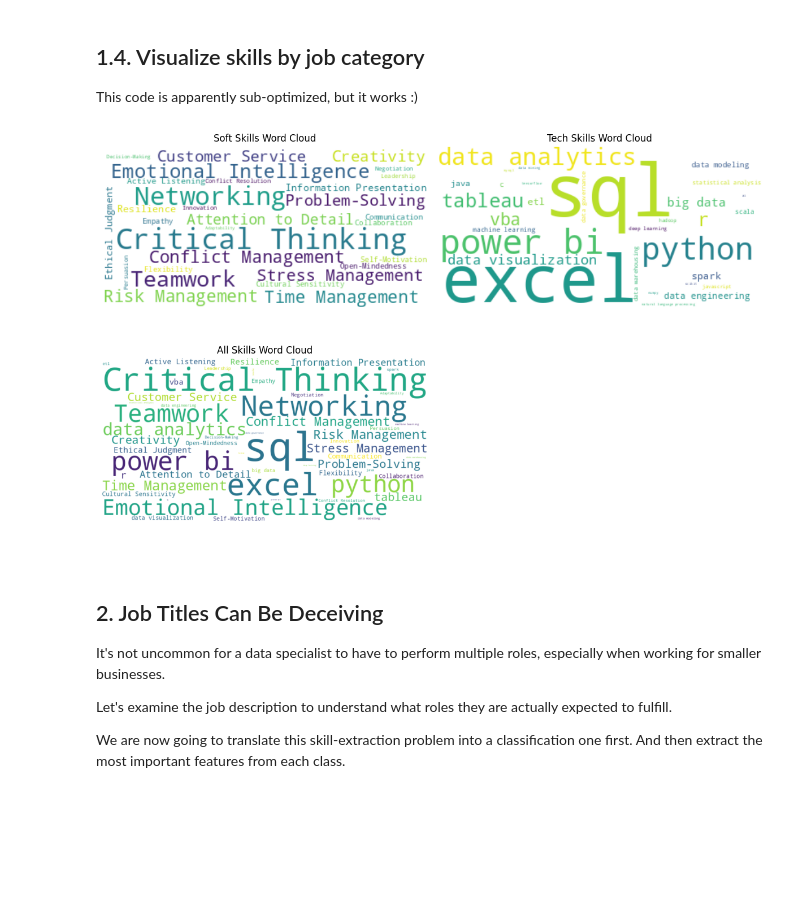
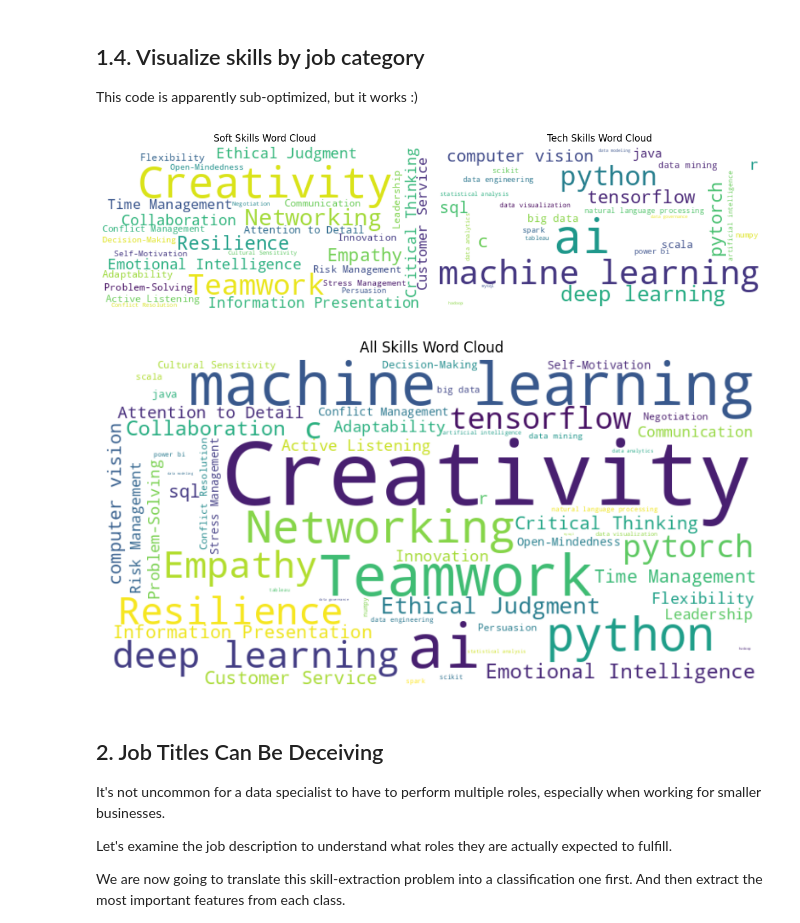
Before and after one commit to phuocnguyen90/Data_job_analysis_notebook, a Jupyter notebook: data_job_analysis.ipynb, the cells around one changed output. Cells and saved outputs as stored; diff of their text form; code cells hidden in the pictures; blank space fills up the shorter version.

```diff
--- a/data_job_analysis.ipynb
+++ b/data_job_analysis.ipynb
@@ -223,7 +209,7 @@ Unsurprisingly, Data engineer and Data analyst jobs are the most frequently seen
 import matplotlib.pyplot as plt
 
 # List of job categories
-job_categories = ['Data_Engineer', 'Data_Analyst', 'Data_Scientist', 'Business_Analyst', 'Business_Intelligence']
+job_categories = ['Data_Engineer', 'Data_Analyst', 'Data_Scientist', 'Business_Analyst', 'Business_Intelligence','Others']
 
 # Create a list to store the counts of each job category
 category_counts = []
@@ -361,7 +409,7 @@ While the above analysis gives us a good overview of the skills needed in data c
 # %%
 ## For this task, we need a simplified version of the dataframe. jda stands for job description aggregated
 
-jda = test.loc[:, ['Job_ID', 'Job_Title', 'Est_Salary', 'JD_Trans', 'L1','Data_Engineer','Data_Analyst','Data_Scientist','Business_Analyst','Business_Intelligence','Combined_role']]
+jda = test.loc[:, ['Job_ID', 'Job_Title', 'Est_Salary', 'JD_Trans', 'L1','Data_Engineer','Data_Analyst','Data_Scientist','Business_Analyst','Business_Intelligence','Others','Combined_role']]
 jda['JD_Trans'] = jda['JD_Trans'].astype(str)
 
 
@@ -573,8 +621,10 @@ def calculate_soft_skill_occurrences(job_category, job_descriptions, soft_skills
 # Example usage:
 job_category = 'Data_Engineer'
 occurrences = calculate_soft_skill_occurrences(job_category, jda, combined_soft_skills)
+sorted_s_occurrences = sorted(occurrences.items(), key=lambda item: item[1], reverse=True)
+# Print the sorted skills
 print("Soft Skill Occurrences:")
-for skill, count in occurrences.items():
-    print(f"{skill}: {count} occurrences")
+for skill, count in sorted_s_occurrences:
+    print(f"{skill}: {count} times")
 # %% [output]
 Soft Skill Occurrences:
@@ -632,8 +682,12 @@ def calculate_tech_skill_occurrences(job_category, job_descriptions, tech_skills
 job_category = 'Data_Engineer'
 
 occurrences = calculate_tech_skill_occurrences(job_category, jda, technical_skills)
+
+sorted_occurrences = sorted(occurrences.items(), key=lambda item: item[1], reverse=True)
+
+# Print the sorted skills
 print("Technical Skill Occurrences:")
-for skill, count in occurrences.items():
-    print(f"{skill}: {count} occurrences")
+for skill, count in sorted_occurrences:
+    print(f"{skill}: {count} times")
 # %% [output]
 Technical Skill Occurrences:
@@ -686,55 +740,57 @@ def generate_word_cloud(job_category, job_descriptions, soft_skills, tech_skills
 
     # Depends on aesthetic and in certain cases, we might need to apply a multiplier to emphasize the importance of technical skills over soft skills
     emphasized_tech_skill_occurrences = {skill: count * tech_skill_multiplier for skill, count in tech_skill_occurrences.items()}
 
     # Convert emphasized_tech_skill_occurrences to a dictionary
     tech_skill_frequency_dict = dict(emphasized_tech_skill_occurrences)
 
     # Create a combined dict
     all_skills = {**soft_skill_frequency_dict,** tech_skill_frequency_dict}
     scaled_all_skills = min_max_scaling(all_skills)
 
     # Create a word cloud based on soft skill frequencies
     soft_skills_wordcloud = WordCloud(width=400, height=200, background_color='white')
     soft_skills_wordcloud.generate_from_frequencies(soft_skill_frequency_dict)
 
     # Create a word cloud based on technical skill frequencies
     tech_skills_wordcloud = WordCloud(width=400, height=200, background_color='white')
     tech_skills_wordcloud.generate_from_frequencies(tech_skill_frequency_dict)
 
-    # Create a word cloud based on all skill frequencies
-    all_skills_wordcloud = WordCloud(width=800, height=400, background_color='white')
-    all_skills_wordcloud.generate_from_frequencies(scaled_all_skills)
+    # Create a 2x1 grid of subplots
+    fig, axs = plt.subplots(1, 2, figsize=(12, 8))
+    # Display word clouds in subplots
+    axs[0].imshow(soft_skills_wordcloud, interpolation='bilinear')
+    axs[0].set_title("Soft Skills Word Cloud")
+    axs[0].axis('off')
 
-    # Create a 2x2 grid of subplots
-    fig, axs = plt.subplots(2, 2, figsize=(12, 8))
-    # Display word clouds in subplots
-    axs[0, 0].imshow(soft_skills_wordcloud, interpolation='bilinear')
-    axs[0, 0].set_title("Soft Skills Word Cloud")
-    axs[0, 0].axis('off')
-
-    axs[0, 1].imshow(tech_skills_wordcloud, interpolation='bilinear')
-    axs[0, 1].set_title("Tech Skills Word Cloud")
-    axs[0, 1].axis('off')
-
-    axs[1, 0].imshow(all_skills_wordcloud, interpolation='bilinear')
-    axs[1, 0].set_title("All Skills Word Cloud")
-    axs[1, 0].axis('off')
-
-    # Hide the unused subplot
-    axs[1, 1].axis('off')
+    axs[1].imshow(tech_skills_wordcloud, interpolation='bilinear')
+    axs[1].set_title("Tech Skills Word Cloud")
+    axs[1].axis('off')
 
     # Adjust layout for better spacing
     plt.tight_layout()
 
     # Show the entire figure
     plt.show()
 
+    # Recreate a word cloud of the modified list of words
+    all_skills_wordcloud = WordCloud(width=800, height=400, background_color='white')
+    all_skills_wordcloud.generate_from_frequencies(scaled_all_skills)
+
+    # Display the modified word cloud
+    plt.figure(figsize=(10, 5))
+    plt.imshow(all_skills_wordcloud, interpolation='bilinear')
+    plt.axis("off")
+    plt.title('All Skills Word Cloud')
+    plt.show()
+
+
 # Example usage:
-job_category = 'Data_Analyst'
+job_category = 'Data_Scientist'
 generate_word_cloud(job_category, jda, combined_soft_skills, technical_skills)
 # %% [output]
-[figure, old version]
+[figure, new version]
+[figure, added]
 # %% [markdown]
 ## 2. Job Titles Can Be Deceiving
 
```
Also changed, not shown: parts of 28 cells of this notebook.
